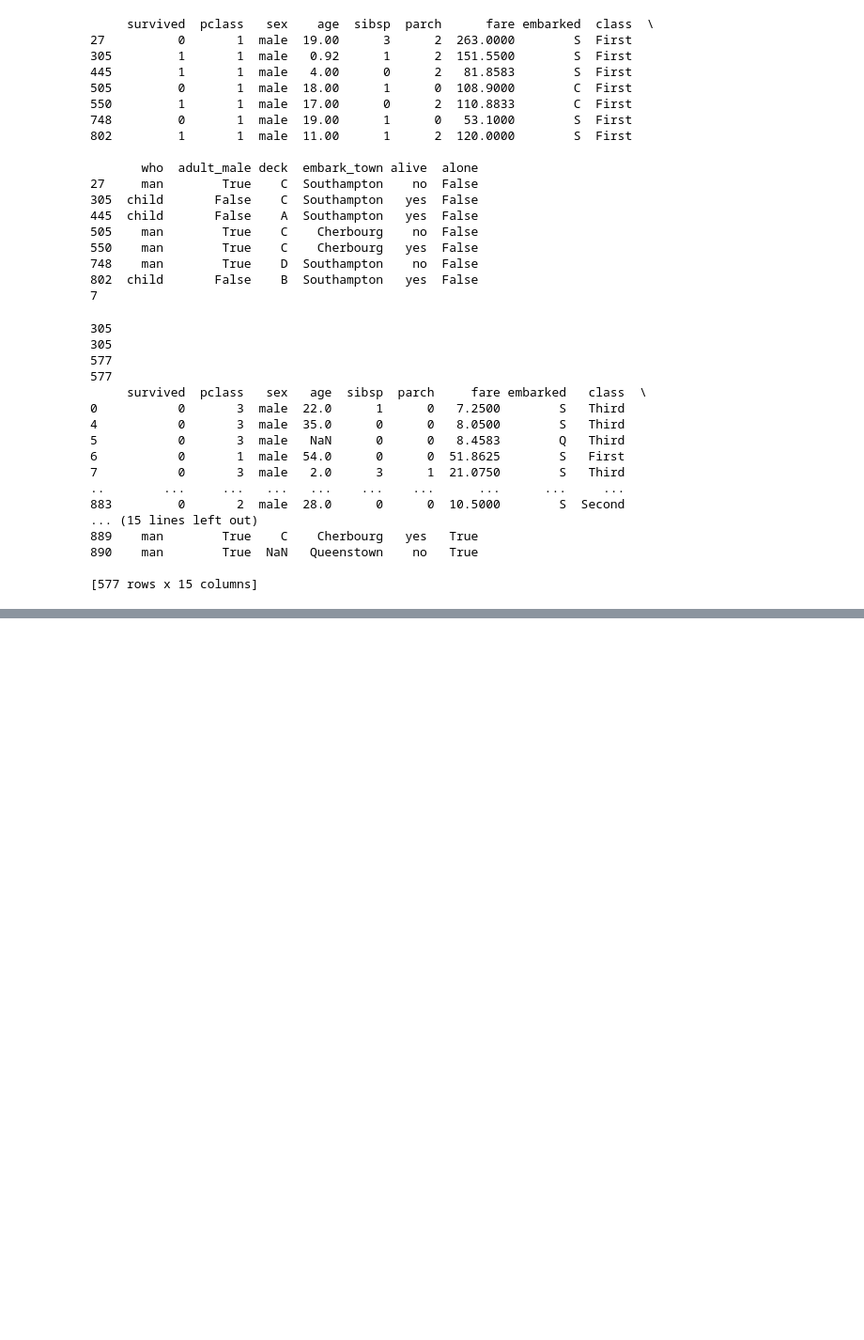
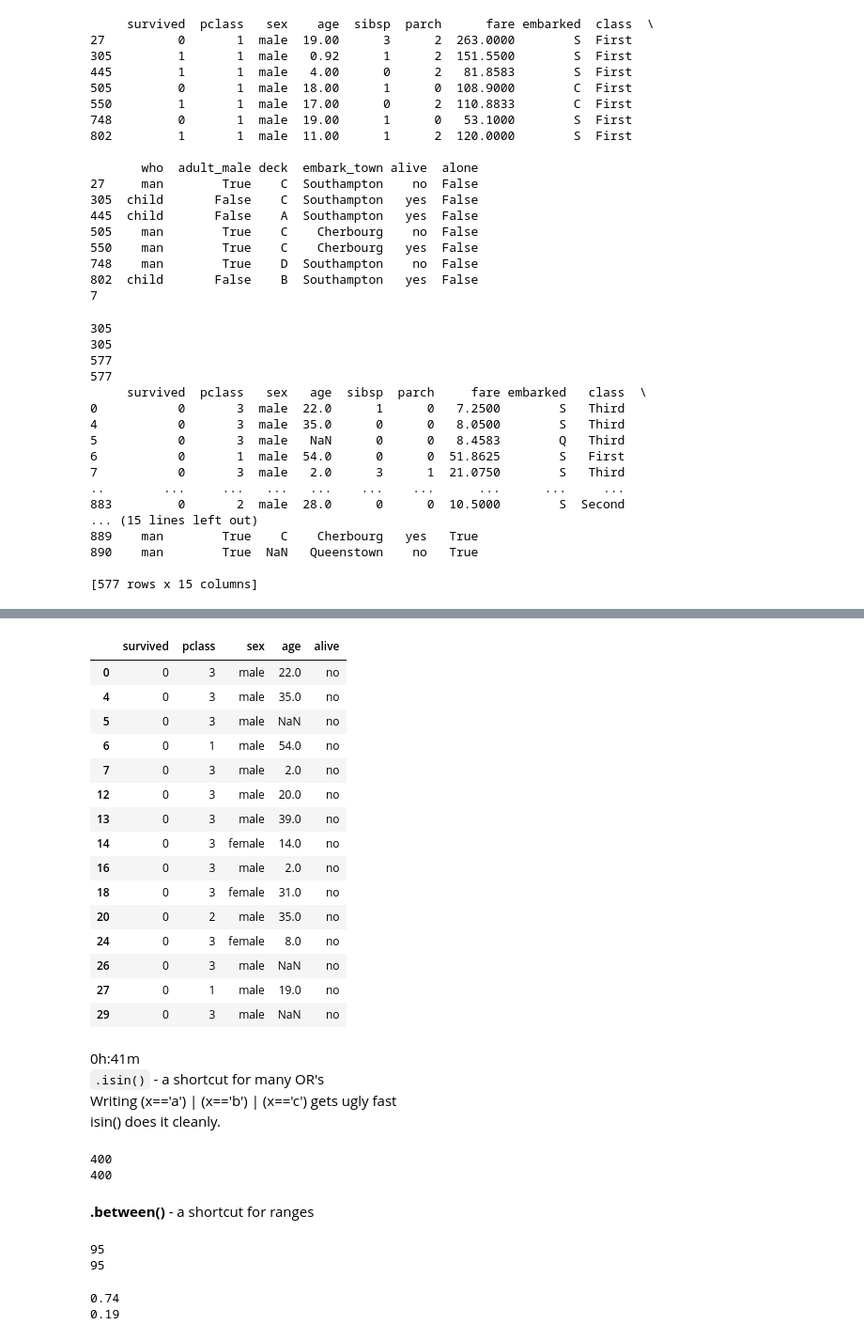
Before and after one commit to srk82mwi/pandas_python, a Jupyter notebook: 14.pandas_filtering,sorting,groupby.ipynb, the cells around one changed output, grey strips where cells are left out. Shown at 94% size. Cells and saved outputs as stored; diff of their text form; code cells hidden in the pictures; blank space fills up the shorter version.

```diff
--- a/14.pandas_filtering,sorting,groupby.ipynb
+++ b/14.pandas_filtering,sorting,groupby.ipynb
@@ -195,0 +291,65 @@ print(titanic[male])
+# %%
+#passenger who did not survive
+not_sur = titanic[~(titanic['survived']==1)]
+not_sur = not_sur[['survived','pclass','sex','age','alive']]
+
+not_sur.head(15)
+# not_sur.shape[0]
+# titanic['survived'].value_counts()
+# %% [output]
+|  | survived | pclass | sex | age | alive |
+| 0 | 0 | 3 | male | 22.0 | no |
+| 4 | 0 | 3 | male | 35.0 | no |
+| 5 | 0 | 3 | male | NaN | no |
+| 6 | 0 | 1 | male | 54.0 | no |
+| 7 | 0 | 3 | male | 2.0 | no |
+| 12 | 0 | 3 | male | 20.0 | no |
+| 13 | 0 | 3 | male | 39.0 | no |
+| 14 | 0 | 3 | female | 14.0 | no |
+| 16 | 0 | 3 | male | 2.0 | no |
+| 18 | 0 | 3 | female | 31.0 | no |
+| 20 | 0 | 2 | male | 35.0 | no |
+| 24 | 0 | 3 | female | 8.0 | no |
+| 26 | 0 | 3 | male | NaN | no |
+| 27 | 0 | 1 | male | 19.0 | no |
+| 29 | 0 | 3 | male | NaN | no |
+# %% [markdown]
+0h:41m <br>
+`.isin()` - a shortcut for many OR's <br>
+Writing (x=='a') | (x=='b') | (x=='c') gets ugly fast <br>
+isin() does it cleanly.
+# %%
+# the long way
+long_way = titanic[(titanic['pclass'] == 1) | (titanic['pclass'] ==2)]
+
+# the clean way
+clean_way = titanic[titanic['pclass'].isin([1,2])]
+clean_way.head(15)
+print(long_way.shape[0])
+print(clean_way.shape[0])
+# %% [output]
+400
+400
+# %% [markdown]
+**.between()** - a shortcut for ranges
+# %%
+# the long way
+# passenger between 13 and 19 years of age
+
+long_way = titanic[(titanic['age']>=13) & (titanic['age']<=19)]
+print(long_way.shape[0])
+
+# clean way
+clean_way = titanic[titanic['age'].between(13,19)]
+print(clean_way.shape[0])
+# %% [output]
+95
+95
+# %%
+women = titanic[titanic['sex']=='female']
+men = titanic[titanic['sex']=='male']
+print(round(women['survived'].mean(),2))
+print(round(men['survived'].mean(),2))
+# %% [output]
+0.74
+0.19
```
Also changed, not shown: parts of 6 cells of this notebook.
